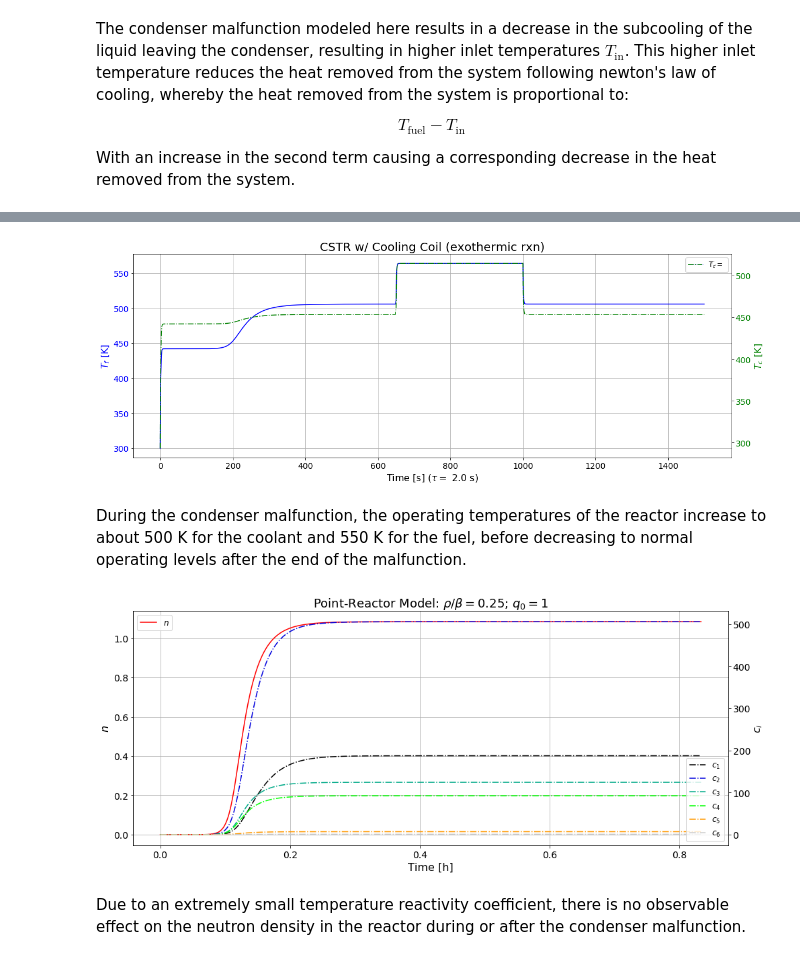
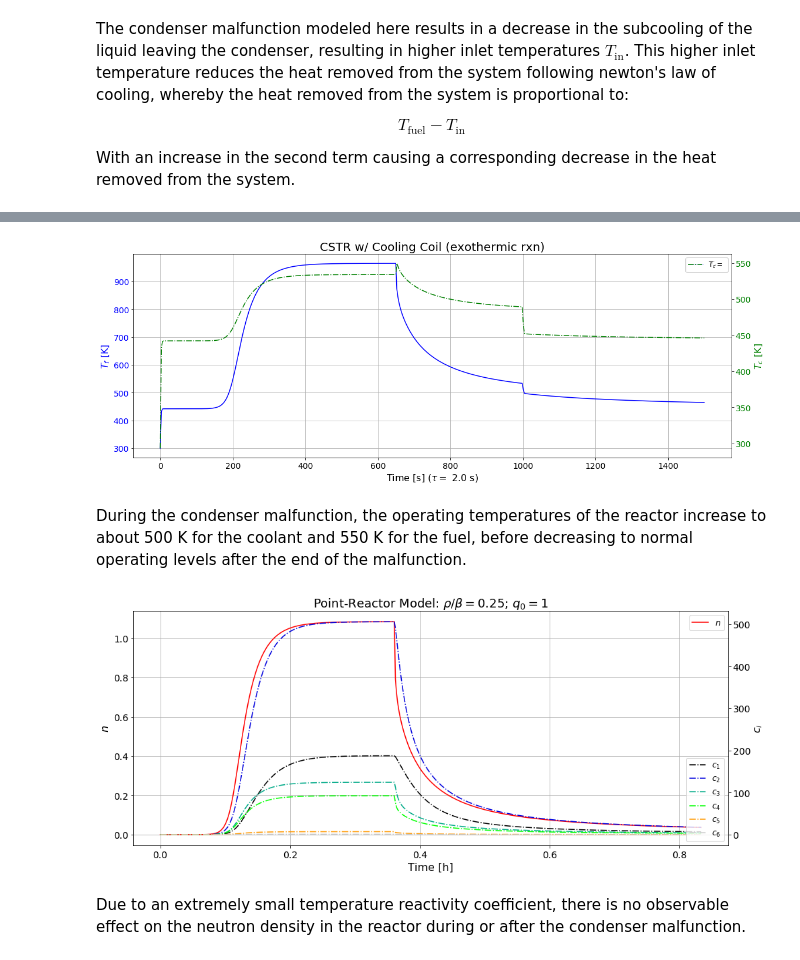
Before and after one commit to dpploy/engy-4350, a Jupyter notebook: notebooks/05-bwr-two-temperature-pt-reactor-B.ipynb, the cells around one changed output, grey strips where cells are left out. Saved outputs shown, nothing was run; the diff lists cells and outputs as text; code cells hidden in the pictures.

```diff
--- a/notebooks/05-bwr-two-temperature-pt-reactor-B.ipynb
+++ b/notebooks/05-bwr-two-temperature-pt-reactor-B.ipynb
@@ -235,43 +129,42 @@ The reactor is started up as normal, and some time is allowed to pass with the r
 '''Setup up initial conditions'''
 
 import numpy as np
+import reactor
 
-reactor.params['malfunction start'] = 1300 # malfunction starts at 1300 seconds and ends at 2000 seconds
-reactor.params['malfunction end'] = 2000
-reactor.params['breakage start'] = 3001
-reactor.params['breakage end'] = 0
-reactor.params['malfunction subcooling'] = 1
-reactor.params['shutdown time'] = 20000
+params['malfunction start'] = 1300
+params['malfunction end'] = 2000
+params['breakage start'] = 1300
+params['breakage end'] = 0
+params['shutdown time'] = 1300
+params['malfunction subcooling'] = 0.9
 
-reactor.gen_time = reactor.params['gen_time'] # retrieve neutron generation time
-reactor.params['q_0'] = 1
+gen_time = params['gen_time'] # retrieve neutron generation time
+params['q_0'] = 1
 
-reactor.params['n_ss'] = 0 # neutronless steady state before start up
+params['n_ss'] = 0 # neutronless steady state before start up
 
-reactor.rho_0_over_beta = 0.25 # $
+rho_0_over_beta = 0.25 # $
 
-reactor.beta = reactor.params['beta'] # retrieve the delayed neutron fraction
-reactor.params['reactivity'] = reactor.rho_0_over_beta * reactor.beta # "rho/beta = 10 cents"
+beta = params['beta'] # retrieve the delayed neutron fraction
+params['reactivity'] = rho_0_over_beta * beta # "rho/beta = 10 cents"
 
-reactor.params['temp_0'] = reactor.params['temp_o']
+params['temp_0'] = params['temp_o']
 
-reactor.params['tau_fake'] = 2 # s
-
-
+params['tau_fake'] = 2 # s
 
 # setup remaining initial conditions
-reactor.setup_initial_conditions(reactor.params)
+reactor.setup_initial_conditions(params)
 # %%
 '''Evolve the point-reactor'''
 
 time_final    = 3000# 450 # s
-n_time_stamps = 1000 # number of solution values in time
+n_time_stamps = 500 # number of solution values in time
 
-reactor.params['time_final']    = time_final
-reactor.params['n_time_stamps'] = n_time_stamps
+params['time_final']    = time_final
+params['n_time_stamps'] = n_time_stamps
 
 # Run the reactor and compute the history of the state variables; tabular form, one row per time stamp
-reactor.u_vec_history = reactor.run_point_reactor( reactor.f_vec, reactor.params )
+u_vec_history = reactor.run_point_reactor( reactor.f_vec, params )
 #print(u_vec_history)
 print("done")
 # %% [output]
@@ -315,13 +208,13 @@ Loss of subcooling leads to a higher temperature in the reactor, both of the fue
 # %%
-reactor.tmp()
+reactor.tmp(u_vec_history, params)
 # %% [output]
-[figure, old version]
+[figure, new version]
 # %% [markdown]
 During the condenser malfunction, the operating temperatures of the reactor increase to about 500 K for the coolant and 550 K for the fuel, before decreasing to normal operating levels after the end of the malfunction.
 # %%
-reactor.plot_results(reactor.u_vec_history, normalize=False)
+reactor.plot_results(u_vec_history, params, normalize=False)
 # %% [output]
-[figure, old version]
+[figure, new version]
 # %% [markdown]
 Due to an extremely small temperature reactivity coefficient, there is no observable effect on the neutron density in the reactor during or after the condenser malfunction.
 # %% [markdown]
```
Also changed, not shown: parts of 27 cells of this notebook, 3 other files.
